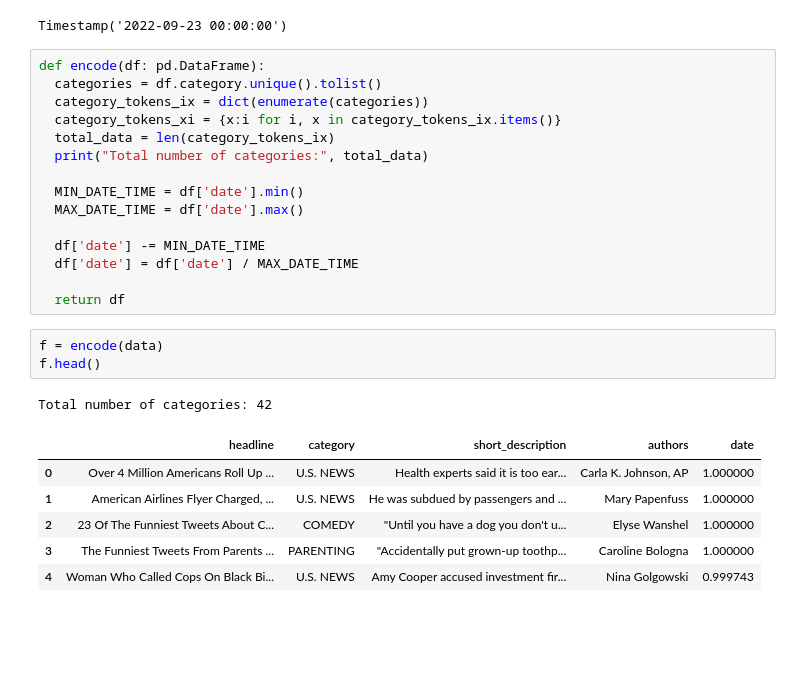
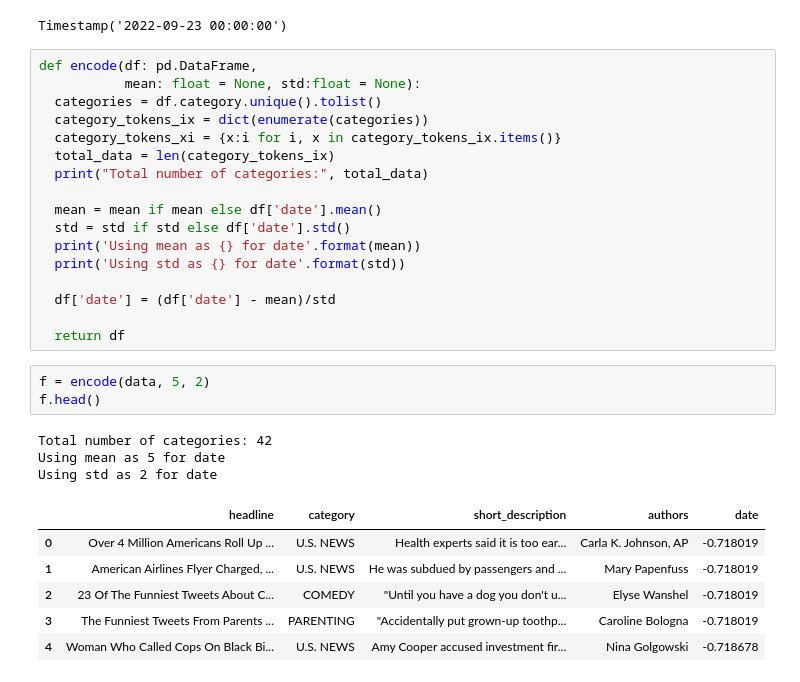
Before and after one commit to messi10tom/Fake-news-Generator, a Jupyter notebook: Copy_of_notebook5f405768e2.ipynb, the cells around one changed output. Cells and saved outputs as stored; diff of their text form; blank space fills up the shorter version.

```diff
--- a/Copy_of_notebook5f405768e2.ipynb
+++ b/Copy_of_notebook5f405768e2.ipynb
@@ -78,28 +78,32 @@ data['date'][0]
 2022-09-23 00:00:00
 Timestamp('2022-09-23 00:00:00')
 # %%
-def encode(df: pd.DataFrame):
+def encode(df: pd.DataFrame,
+           mean: float = None, std:float = None):
   categories = df.category.unique().tolist()
   category_tokens_ix = dict(enumerate(categories))
   category_tokens_xi = {x:i for i, x in category_tokens_ix.items()}
   total_data = len(category_tokens_ix)
   print("Total number of categories:", total_data)
 
-  MIN_DATE_TIME = df['date'].min()
-  MAX_DATE_TIME = df['date'].max()
+  mean = mean if mean else df['date'].mean()
+  std = std if std else df['date'].std()
+  print('Using mean as {} for date'.format(mean))
+  print('Using std as {} for date'.format(std))
 
-  df['date'] -= MIN_DATE_TIME
-  df['date'] = df['date'] / MAX_DATE_TIME
+  df['date'] = (df['date'] - mean)/std
 
   return df
 # %%
-f = encode(data)
+f = encode(data, 5, 2)
 f.head()
 # %% [output]
 Total number of categories: 42
+Using mean as 5 for date
+Using std as 2 for date
 |  | headline | category | short_description | authors | date |
-| 0 | Over 4 Million Americans Roll Up ... | U.S. NEWS | Health experts said it is too ear... | Carla K. Johnson, AP | 1.000000 |
-| 1 | American Airlines Flyer Charged, ... | U.S. NEWS | He was subdued by passengers and ... | Mary Papenfuss | 1.000000 |
-| 2 | 23 Of The Funniest Tweets About C... | COMEDY | "Until you have a dog you don't u... | Elyse Wanshel | 1.000000 |
-| 3 | The Funniest Tweets From Parents ... | PARENTING | "Accidentally put grown-up toothp... | Caroline Bologna | 1.000000 |
-| 4 | Woman Who Called Cops On Black Bi... | U.S. NEWS | Amy Cooper accused investment fir... | Nina Golgowski | 0.999743 |
+| 0 | Over 4 Million Americans Roll Up ... | U.S. NEWS | Health experts said it is too ear... | Carla K. Johnson, AP | -0.718019 |
+| 1 | American Airlines Flyer Charged, ... | U.S. NEWS | He was subdued by passengers and ... | Mary Papenfuss | -0.718019 |
+| 2 | 23 Of The Funniest Tweets About C... | COMEDY | "Until you have a dog you don't u... | Elyse Wanshel | -0.718019 |
+| 3 | The Funniest Tweets From Parents ... | PARENTING | "Accidentally put grown-up toothp... | Caroline Bologna | -0.718019 |
+| 4 | Woman Who Called Cops On Black Bi... | U.S. NEWS | Amy Cooper accused investment fir... | Nina Golgowski | -0.718678 |
```
